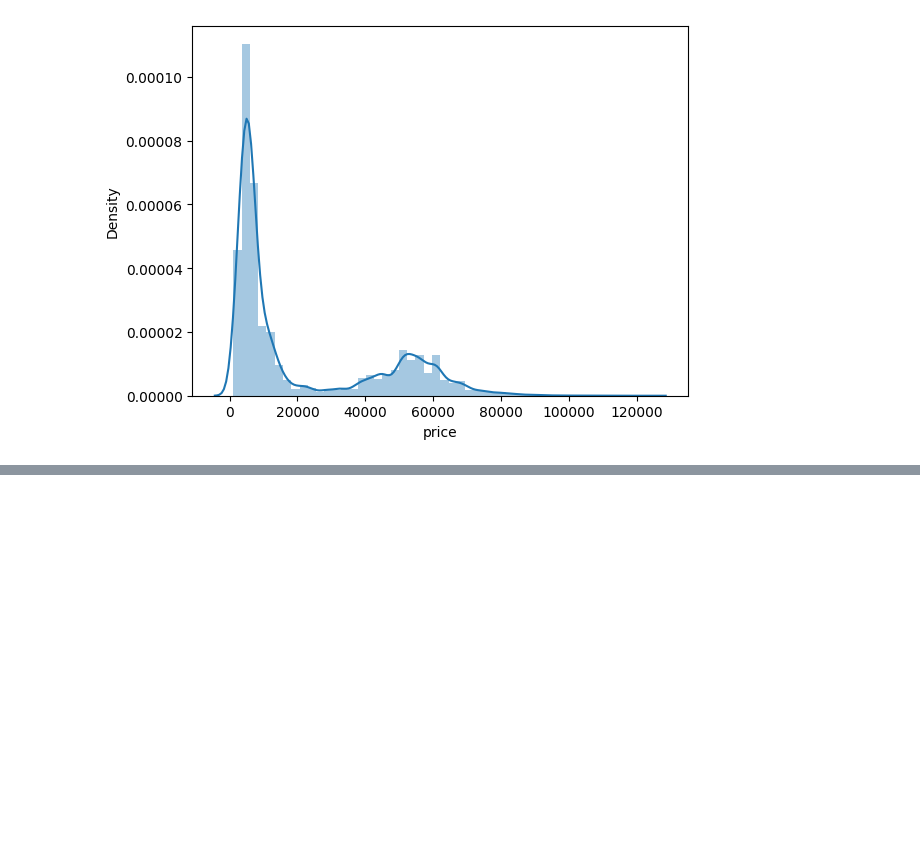
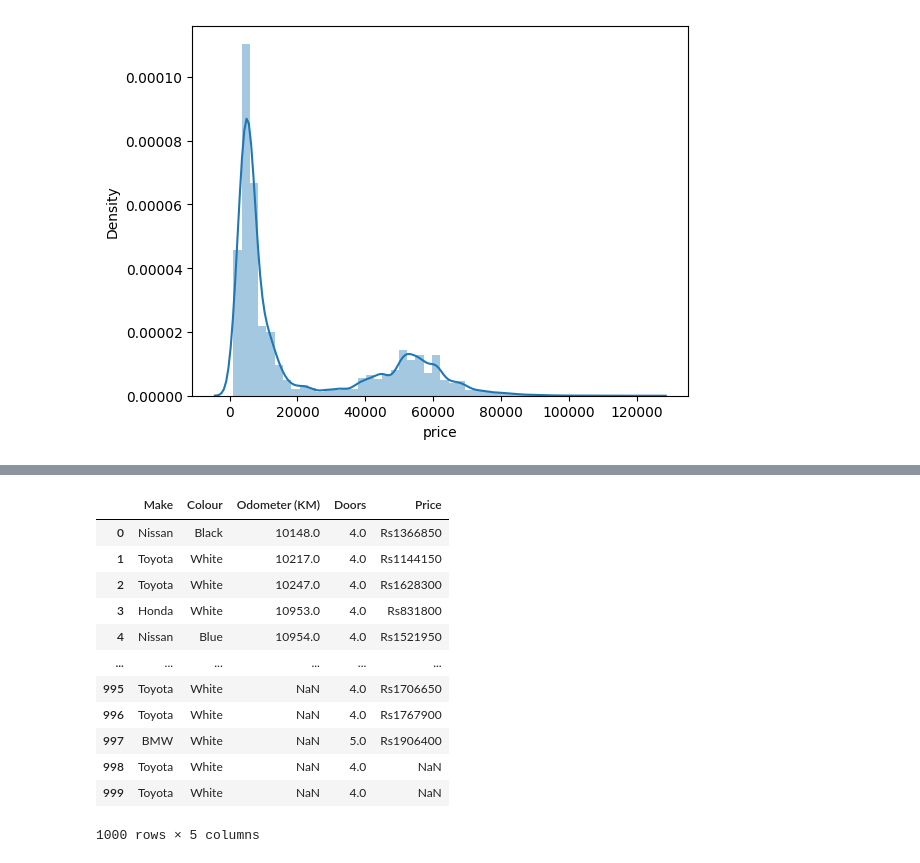
Before and after one commit to RanjanYadav5405/Machine-Learning, a Jupyter notebook: CIE-2.ipynb, the cells around one changed output, grey strips where cells are left out. Saved outputs shown, nothing was run; the diff lists cells and outputs as text; code cells hidden in the pictures; blank space fills up the shorter version.

```diff
--- a/CIE-2.ipynb
+++ b/CIE-2.ipynb
@@ -549,0 +613,18 @@ https://gist.github.com/mwaskom/de44147ed2974457ad6372750bbe5751
+# %%
+# Read “CarSalesPreprocessingDataset.csv” from
+data3 = pd.read_csv("CarSalesPreprocessingDataset.csv")
+data3
+# %% [output]
+|  | Make | Colour | Odometer (KM) | Doors | Price |
+| 0 | Nissan | Black | 10148.0 | 4.0 | Rs1366850 |
+| 1 | Toyota | White | 10217.0 | 4.0 | Rs1144150 |
+| 2 | Toyota | White | 10247.0 | 4.0 | Rs1628300 |
+| 3 | Honda | White | 10953.0 | 4.0 | Rs831800 |
+| 4 | Nissan | Blue | 10954.0 | 4.0 | Rs1521950 |
+| ... | ... | ... | ... | ... | ... |
+| 995 | Toyota | White | NaN | 4.0 | Rs1706650 |
+| 996 | Toyota | White | NaN | 4.0 | Rs1767900 |
+| 997 | BMW | White | NaN | 5.0 | Rs1906400 |
+| 998 | Toyota | White | NaN | 4.0 | NaN |
+| 999 | Toyota | White | NaN | 4.0 | NaN |
+1000 rows × 5 columns
```
Also changed, not shown: parts of 12 cells of this notebook, 1 other file.
